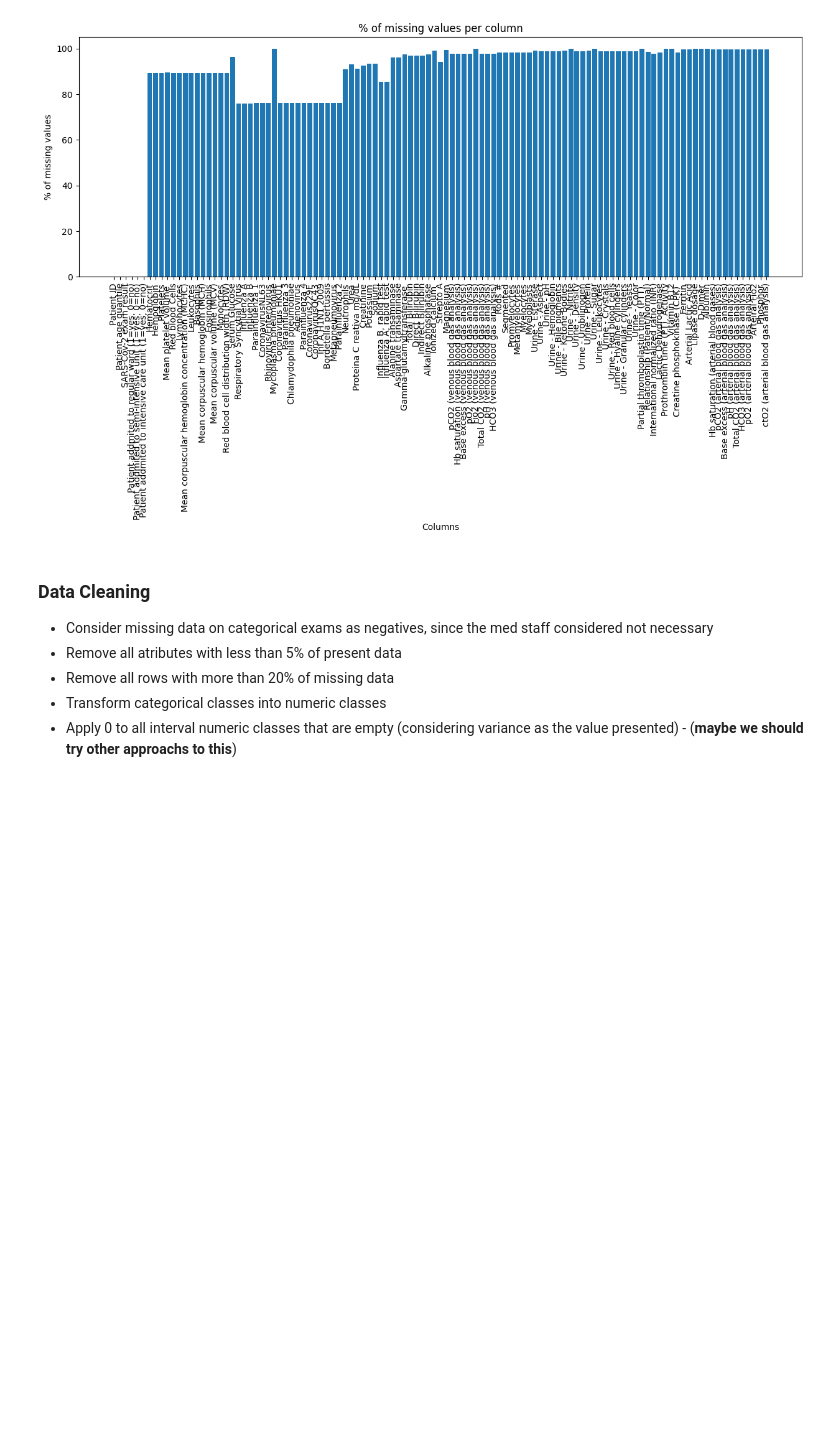
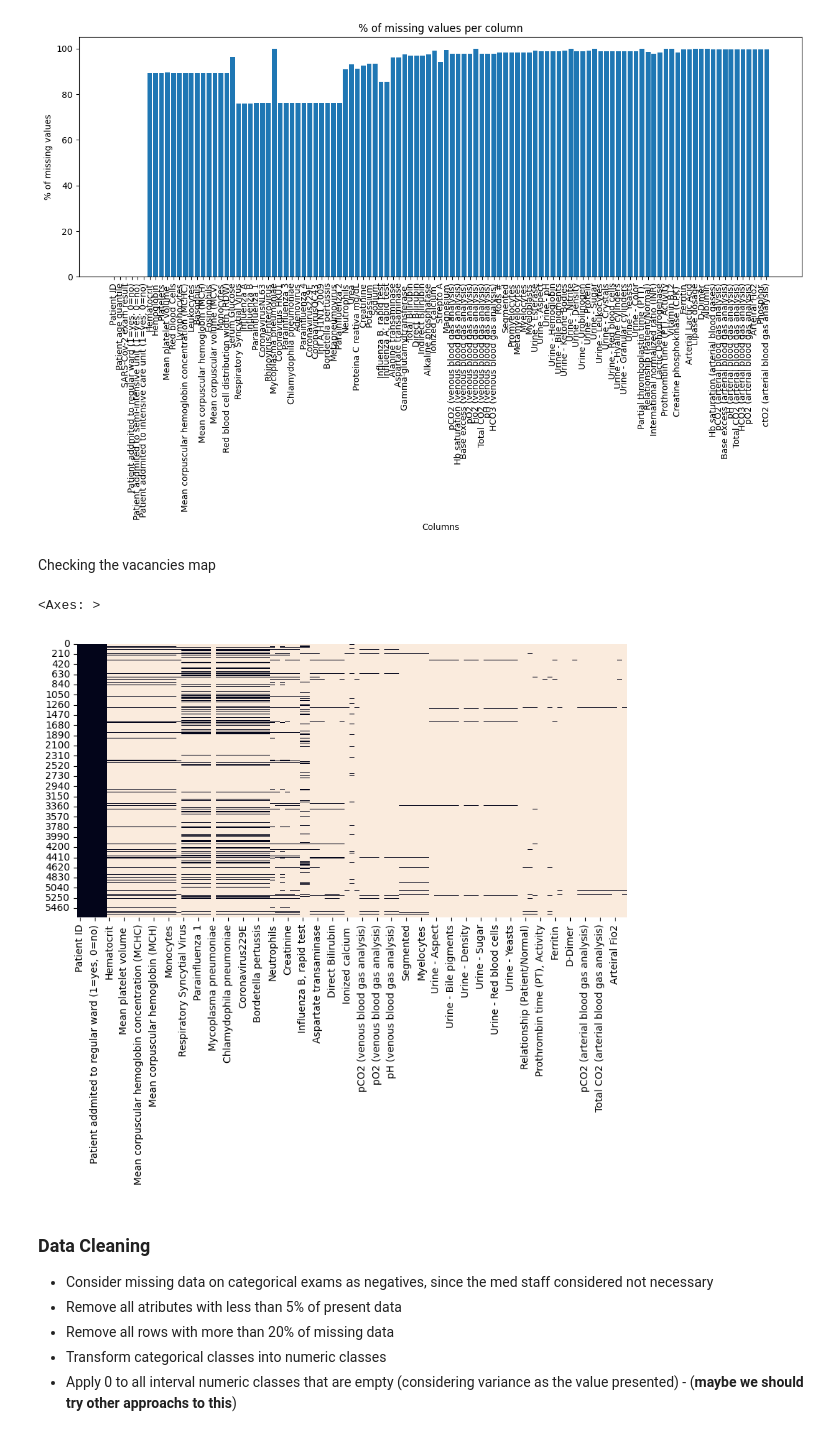
Before and after one commit to fsbertoglio/Machine-Learning-Labs, a Jupyter notebook: T1/covid_analysis.ipynb, the cells around one changed output. Drawn from its saved outputs; the diff is of its cells as text; code cells hidden in the pictures; blank space fills up the shorter version.

```diff
--- a/T1/covid_analysis.ipynb
+++ b/T1/covid_analysis.ipynb
@@ -42,6 +43,14 @@ The data has 5644 rows and 111 columns.
 The percentage of missing values is: 88.1%
 Percentage of positive cases: 9.9%
 [figure]
+# %% [markdown]
+Checking the vacancies map
+# %%
+plt.figure(figsize=(10,5))
+sns.heatmap(data.isna(), cbar=False)
+# %% [output]
+<Axes: >
+[figure, added]
 # %% [markdown]
 ### Data Cleaning
 
```
Also changed, not shown: parts of 19 cells of this notebook.
